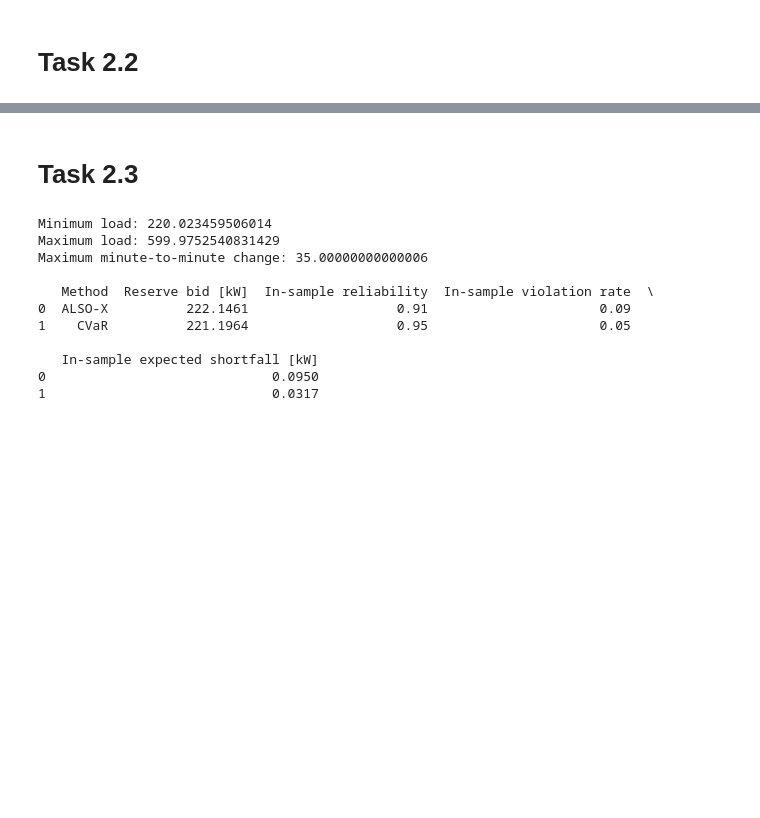
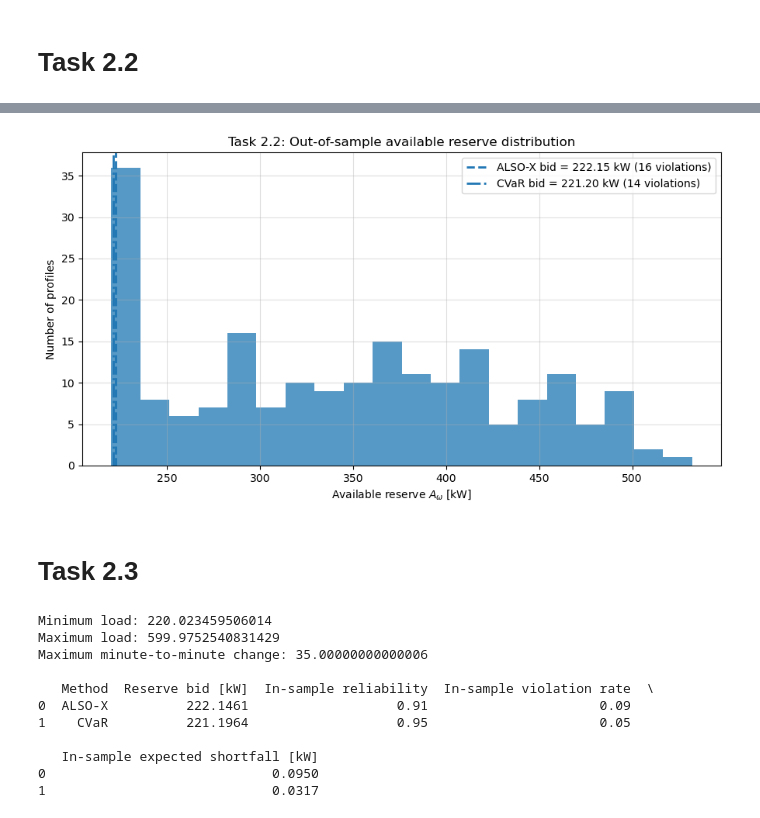
Before and after one commit to fraorma99/RES-Assignments, a Jupyter notebook: assignment_2/notebooks/main.ipynb, the cells around one changed output, grey strips where cells are left out. Saved outputs shown, nothing was run; the diff lists cells and outputs as text; code cells hidden in the pictures; blank space fills up the shorter version.

Commit message:
Add Task 2.1 and 2.2 analysis

```diff
--- a/assignment_2/notebooks/main.ipynb
+++ b/assignment_2/notebooks/main.ipynb
@@ -459,24 +458,36 @@ Maximum minute-to-minute change: 35.00000000000006
 # %% [markdown]
 # Task 2.2
 # %%
-from task2_2_verification import run_task22
+from task2_2_verification import (
+    run_task22,
+    plot_oos_available_reserve_distribution,
+)
 
-# Get Task 2.1 variables from the previous runpy execution
+# Get Task 2.1 outputs from the previous runpy execution
 profiles_out = task21["profiles_out"]
 R_alsox = float(task21["R_alsox"])
 R_cvar = float(task21["R_cvar"])
 
+# Run out-of-sample verification
 task22_results = run_task22(
     profiles_out=profiles_out,
     R_alsox=R_alsox,
     R_cvar=R_cvar,
 )
 
-task22_results.round(4)
+display(task22_results.round(4))
+
+# Plot out-of-sample available reserve distribution
+plot_oos_available_reserve_distribution(
+    profiles_out=profiles_out,
+    R_alsox=R_alsox,
+    R_cvar=R_cvar,
+)
 # %% [output]
 |  | Method | Reserve bid from Task 2.1 [kW] | Out-of-sample reliability | Out-of-sample violation rate | Out-of-sample expected shortfall ... | ... |
 | 0 | ALSO-X | 222.1461 | 0.92 | 0.08 | 0.1270 | ... |
 | 1 | CVaR | 221.1964 | 0.93 | 0.07 | 0.0528 | ... |
+[figure, added]
 # %% [markdown]
 # Task 2.3
 # %%
```
Also changed, not shown: parts of 1 cell of this notebook, 2 other files.
